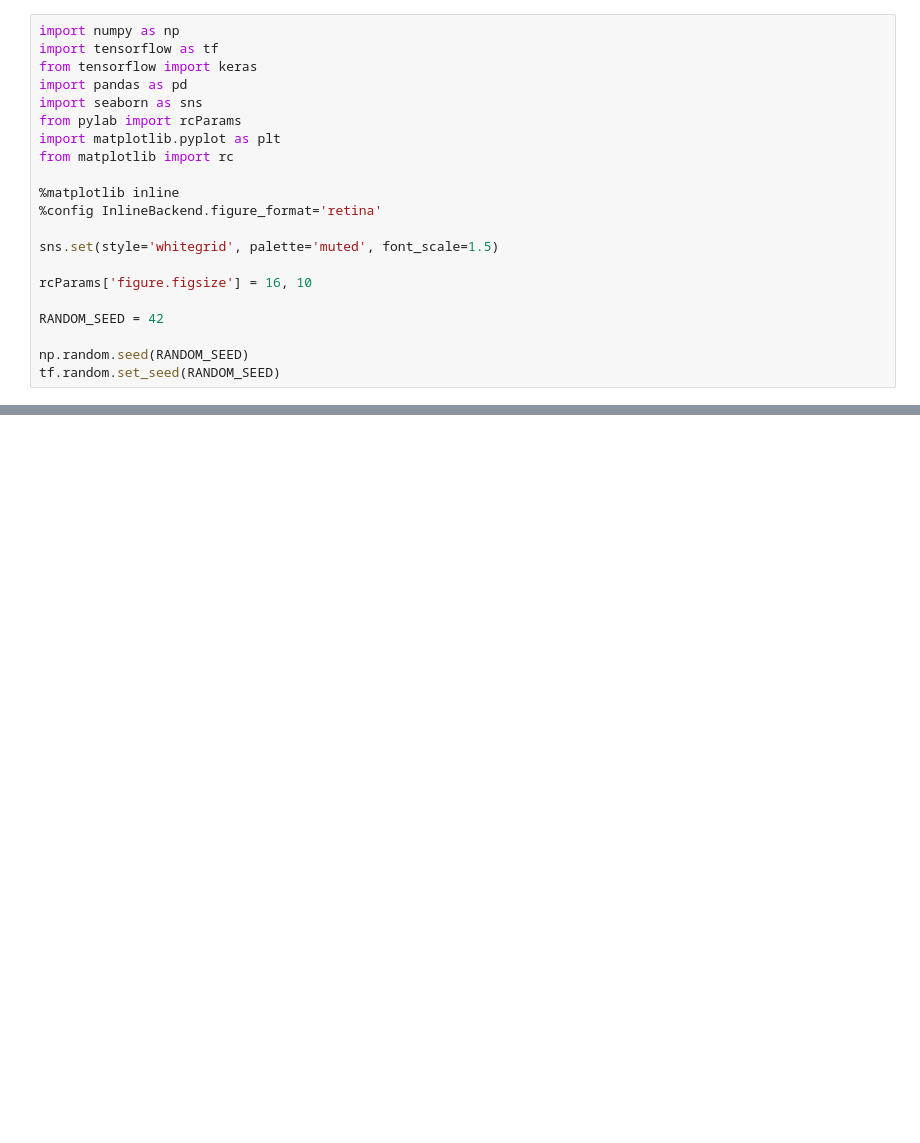
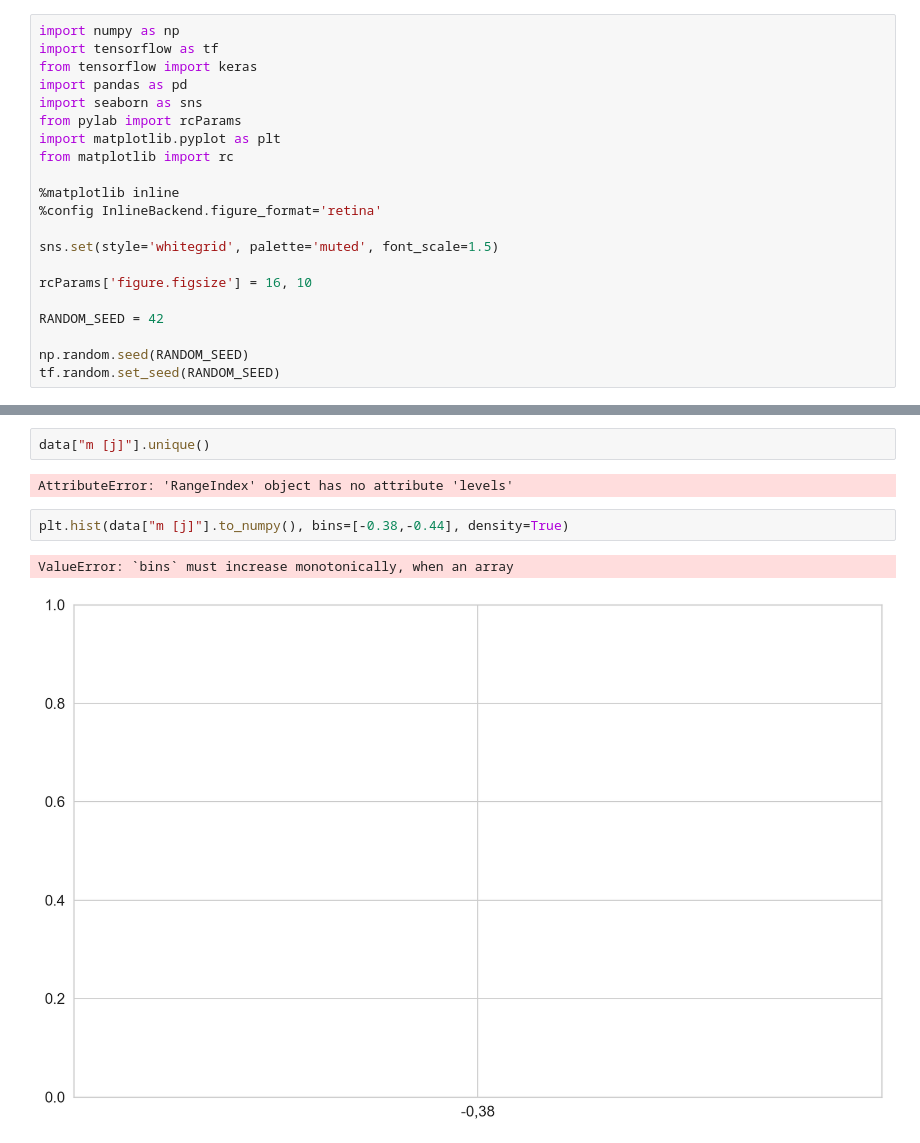
Before and after one commit to PrzemyslawSarnacki/AirQualityPrediction, a Jupyter notebook: SinePrediction.ipynb, the cells around one changed output, grey strips where cells are left out. Saved outputs shown, nothing was run; the diff lists cells and outputs as text; blank space fills up the shorter version.

```diff
--- a/SinePrediction.ipynb
+++ b/SinePrediction.ipynb
@@ -117,0 +76,9 @@ sns.lineplot(y_time, y_pred.reshape(190,))
+# %%
+data["m [j]"].unique()
+# %% [output]
+AttributeError: 'RangeIndex' object has no attribute 'levels'
+# %%
+plt.hist(data["m [j]"].to_numpy(), bins=[-0.38,-0.44], density=True)
+# %% [output]
+ValueError: `bins` must increase monotonically, when an array
+[figure, added]
```
Also changed, not shown: parts of 18 cells of this notebook, 1 other file.
